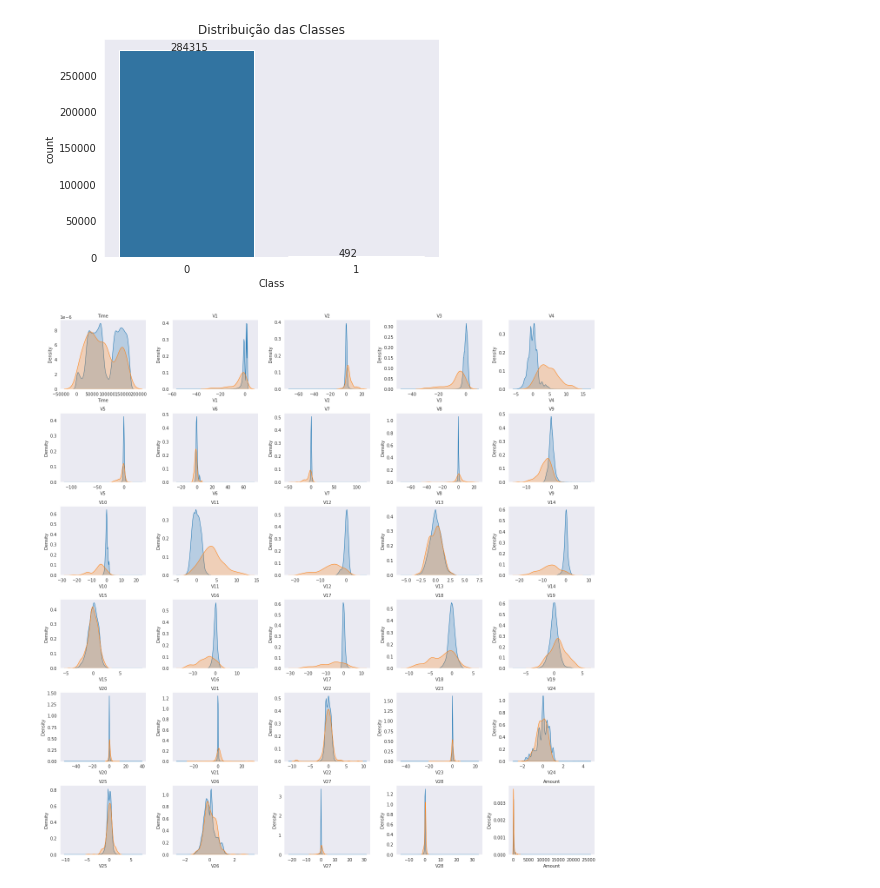
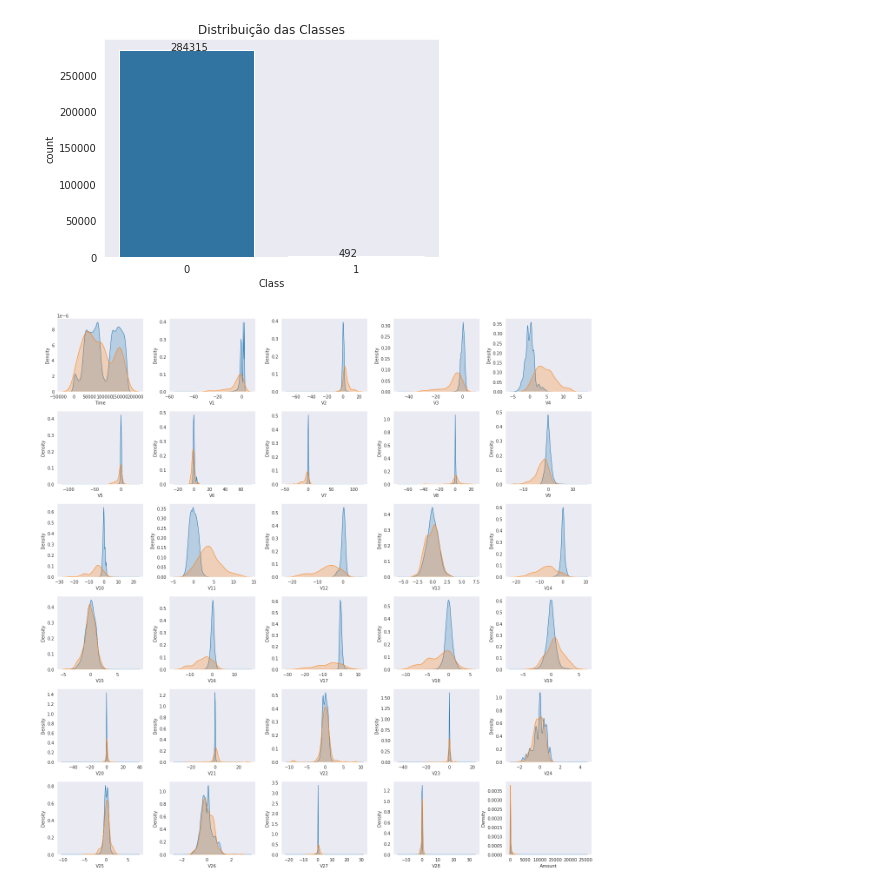
Before and after one commit to josepefg/kaggle, a Jupyter notebook: Credit_Card_Fraud_Detection.ipynb, the cells around one changed output. Drawn from its saved outputs; the diff is of its cells as text; code cells hidden in the pictures.

```diff
--- a/Credit_Card_Fraud_Detection.ipynb
+++ b/Credit_Card_Fraud_Detection.ipynb
@@ -145,21 +145,22 @@ Fraudes representam 0.1727% do dataset.
 []
 [figure]
 # %%
+# Verificar o comportamento das variáveis em relação a classe
 column_names = df.drop(['Class'], axis=1).columns
 num_plots = len(column_names)
 df_class_0 = df[df.Class == 0]
 df_class_1 = df[df.Class == 1]
 
 fig, ax = plt.subplots(nrows=6, ncols=5, figsize=(18,18))
 fig.subplots_adjust(hspace=1, wspace=1)
 
 idx = 0
 for col in column_names:
     idx += 1
     plt.subplot(6, 5, idx)
     sns.kdeplot(df_class_0[col], label="Class 0", shade=True)
     sns.kdeplot(df_class_1[col], label="Class 1", shade=True)
-    plt.title(col, fontsize=10)
+    # plt.title(col, fontsize=10)
 plt.tight_layout()
 # %% [output]
-[figure, old version]
+[figure, new version]
```
Also changed, not shown: parts of 2 cells of this notebook.
